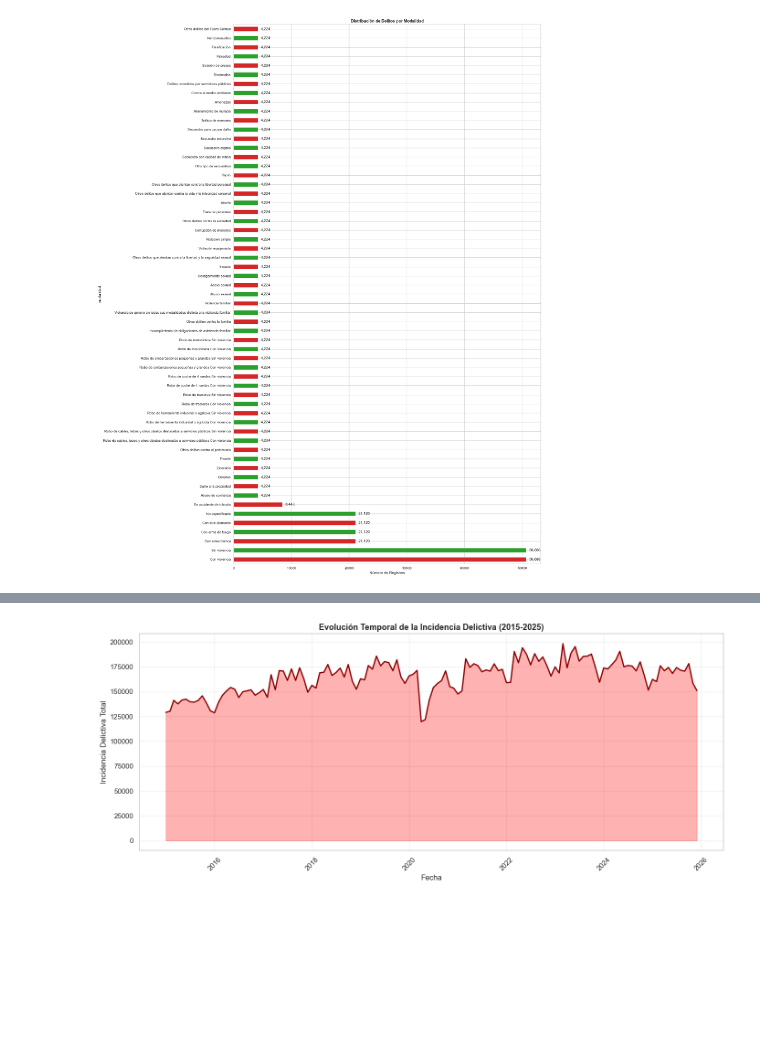
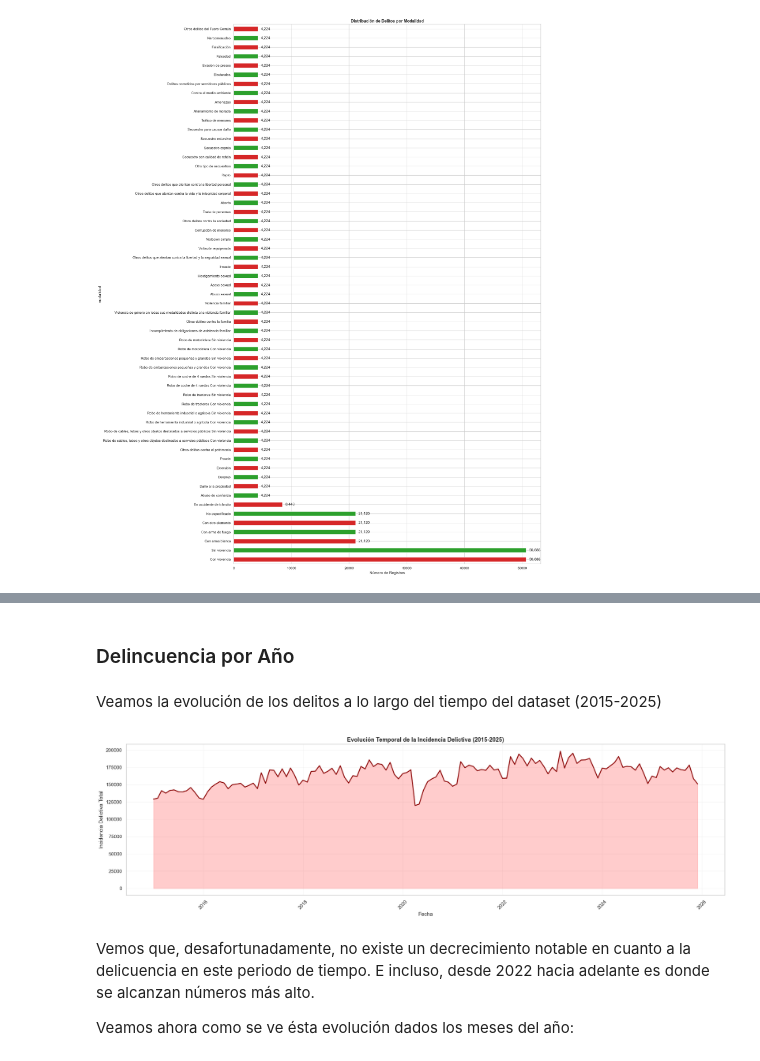
Before and after one commit to wallsified/proyecto-final-aymdd, a Jupyter notebook: notebooks/eda.ipynb, the cells around one changed output, grey strips where cells are left out. Saved outputs shown, nothing was run; the diff lists cells and outputs as text; code cells hidden in the pictures; blank space fills up the shorter version.

```diff
--- a/notebooks/eda.ipynb
+++ b/notebooks/eda.ipynb
@@ -335,22 +304,30 @@ plt.show()
+# %% [markdown]
+### Delincuencia por Año
+# %% [markdown]
+Veamos la evolución de los delitos a lo largo del tiempo del dataset (2015-2025)
 # %%
-# Agregar por fecha
 temporal = dataframe.groupby("fecha")["incidencia_delictiva"].sum().sort_index()
 
-fig, ax = plt.subplots(figsize=(14, 6))
+fig, ax = plt.subplots(figsize=(20, 6))
 ax.plot(temporal.index, temporal.values, linewidth=2, color="darkred")
-ax.fill_between(temporal.index, temporal.values, alpha=0.3, color="red")
+ax.fill_between(temporal.index, temporal.values, alpha=0.2, color="red")
 
 ax.set_title(
     "Evolución Temporal de la Incidencia Delictiva (2015-2025)",
     fontsize=13,
     fontweight="bold",
 )
 ax.set_xlabel("Fecha")
 ax.set_ylabel("Incidencia Delictiva Total")
-ax.grid(True, alpha=0.3)
+ax.grid(True, alpha=0.2)
 
 plt.xticks(rotation=45)
 plt.tight_layout()
 plt.show()
 # %% [output]
-[figure, old version]
+[figure, new version]
+# %% [markdown]
+Vemos que, desafortunadamente, no existe un decrecimiento notable en cuanto a la delicuencia en este periodo de tiempo. E incluso, desde 2022 hacia adelante es donde se alcanzan
+números más alto.
+
+Veamos ahora como se ve ésta evolución dados los meses del año:
```
Also changed, not shown: parts of 32 cells of this notebook.
